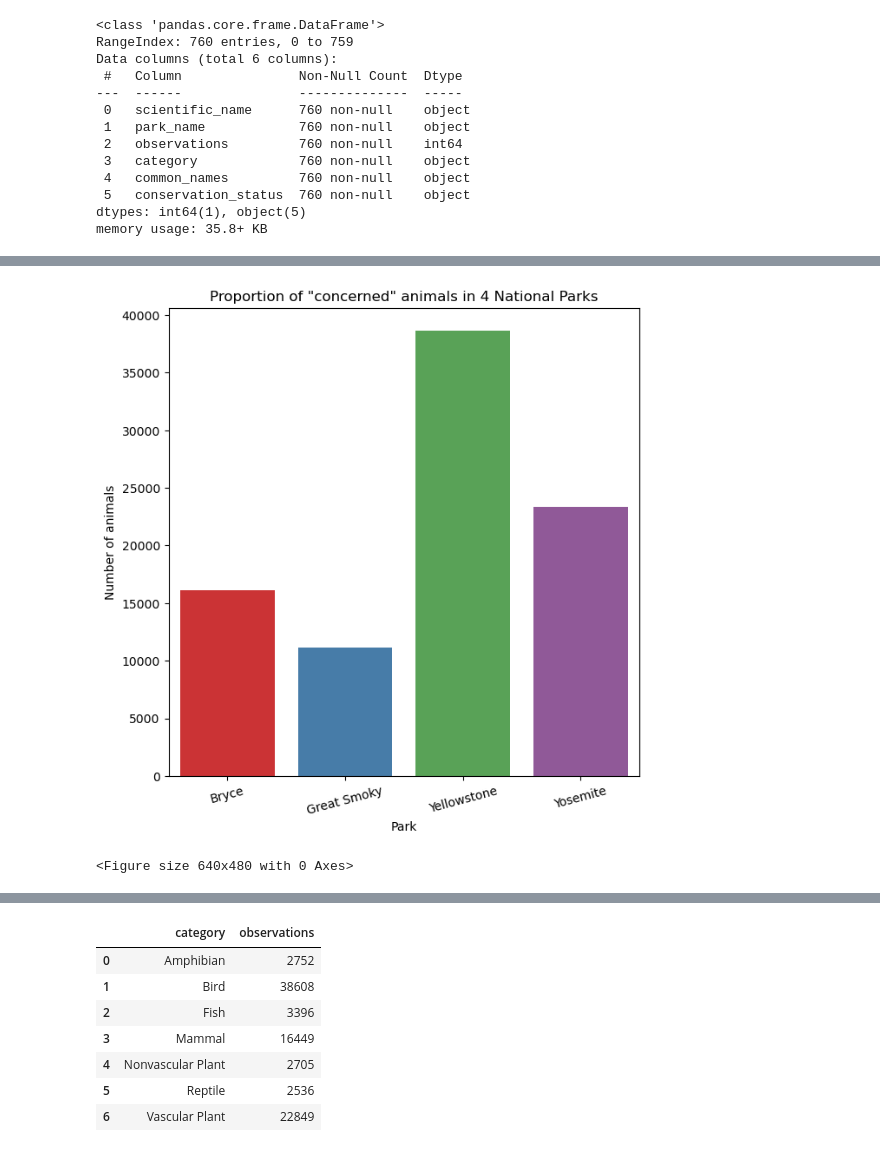
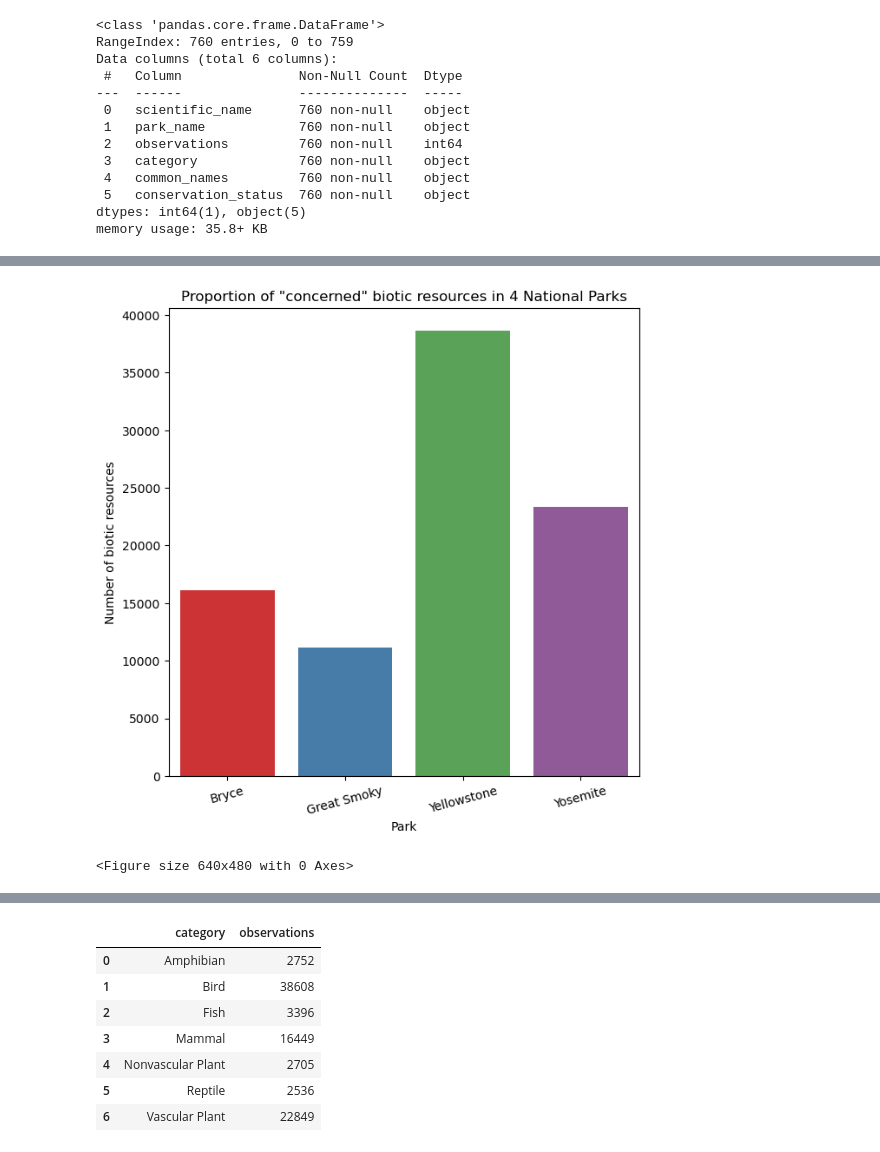
Before and after one commit to LiZoMark841619/Biodiversity_Project, a Jupyter notebook: biodiversity_starter/biodiversity.ipynb, the cells around one changed output, grey strips where cells are left out. Saved outputs shown, nothing was run; the diff lists cells and outputs as text; code cells hidden in the pictures.

```diff
--- a/biodiversity_starter/biodiversity.ipynb
+++ b/biodiversity_starter/biodiversity.ipynb
@@ -385,18 +385,18 @@ newdf_values.head()
 | 3 | Accipiter cooperii | Bryce | 95 | Bird | Cooper's Hawk | Species of Concern |
 | 4 | Dichanthelium acuminatum var. acu... | Yosemite | 123 | Vascular Plant | Tapered Rosette Grass | Species of Concern |
 # %%
-concerned_animals = newdf_values[['park_name', 'observations']].groupby('park_name').sum().reset_index()
+concerned_bioticrs = newdf_values[['park_name', 'observations']].groupby('park_name').sum().reset_index()
 # %%
 plt.figure(figsize=[7, 7])
-sns.barplot(x='park_name', y='observations', data=concerned_animals)
-plt.title(f'Proportion of "concerned" animals in {concerned_animals.park_name.nunique()} National Parks')
+sns.barplot(x='park_name', y='observations', data=concerned_bioticrs)
+plt.title(f'Proportion of "concerned" biotic resources in {concerned_bioticrs.park_name.nunique()} National Parks')
 plt.xlabel('Park')
-plt.ylabel('Number of animals')
+plt.ylabel('Number of biotic resources')
 plt.xticks(rotation=15)
-plt.savefig('bar_concern_anims.png')
+plt.savefig('bar_concern_bioticrs.png')
 plt.show()
 plt.clf()
 # %% [output]
-[figure, old version]
+[figure, new version]
 <Figure size 640x480 with 0 Axes>
 # %%
```
Also changed, not shown: parts of 25 cells of this notebook, 7 other files.
